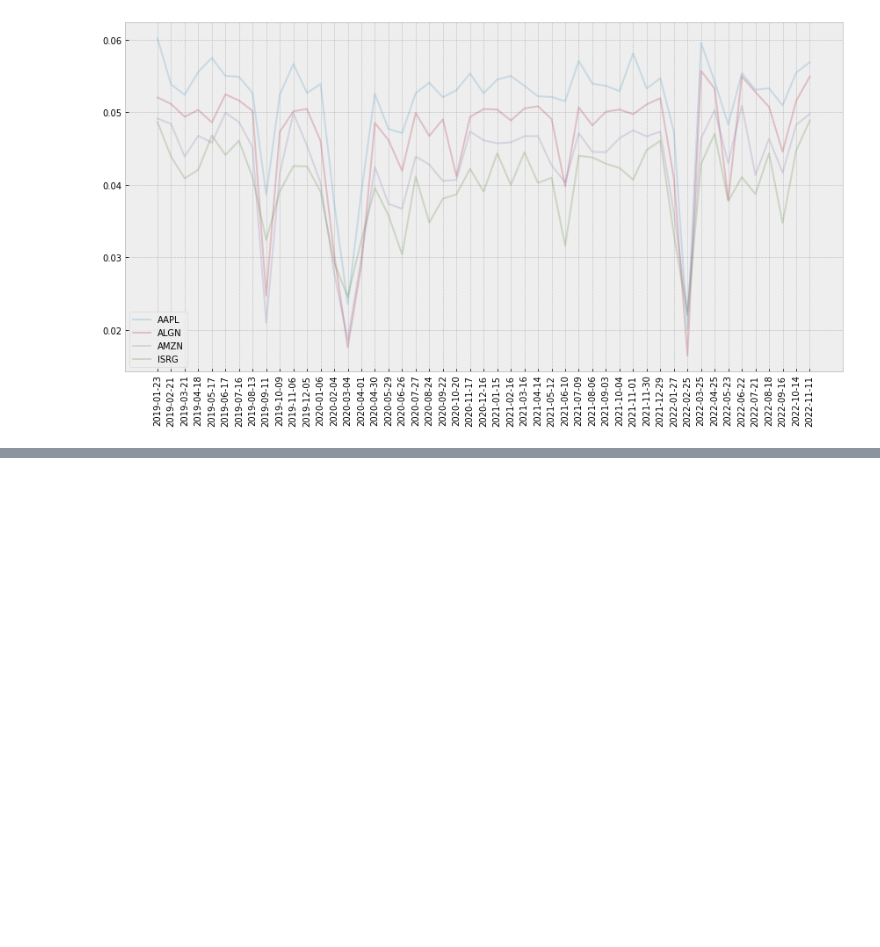
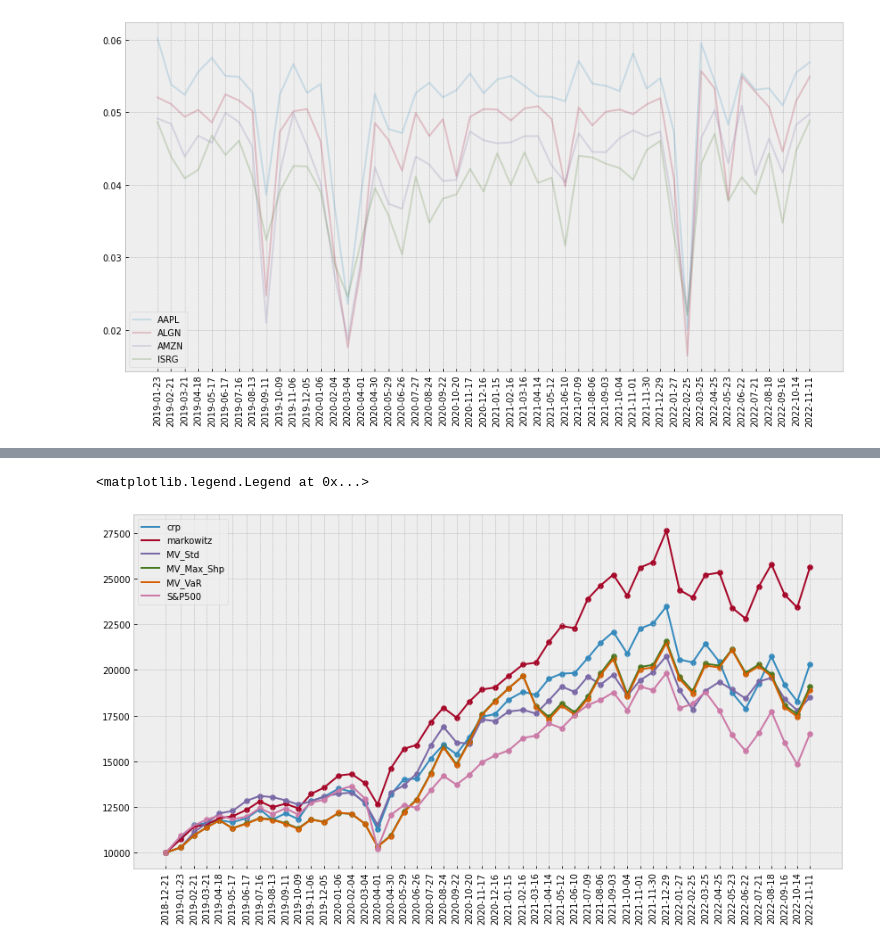
Before and after one commit to ChoiInYeol/Finance-Data-Analysis-Project, a Jupyter notebook: 5. More_Learning.ipynb, the cells around one changed output, grey strips where cells are left out. Drawn from its saved outputs; the diff is of its cells as text; code cells hidden in the pictures; blank space fills up the shorter version.

```diff
--- a/5. More_Learning.ipynb
+++ b/5. More_Learning.ipynb
@@ -402,7 +402,7 @@ N_STOCKS = xf_test.shape[2]
 
 # 저장된 Markowitz 모델을 가져온다.
 SAVE_MODEL = '/content/Markowitz_network_prophet_CV.h5'
-model = load_model(SAVE_MODEL, compile = True)
+model = load_model(SAVE_MODEL, compile = True, custom_objects={'markowitz_objective': markowitz_objective})
 model.summary()
 
 # 백 테스트를 수행한다.
@@ -468,8 +468,6 @@ for i in range(0, xc_test.shape[0], N_FUTURE):
     x, y = shuffle(x, y)
 
     # 추가 학습한다.
-    x *= 20.0
-    y *= 20.0
     model.fit(x, y, epochs=50, batch_size=10, verbose=0)
 
     # 추가로 발생한 데이터도 이후에 sampling될 수 있도록 보관해 둔다.
@@ -482,8 +480,4 @@ idx = np.arange(0, xc_test.shape[0] + 20, N_FUTURE)
 # 벤치마크를 위한 S&P500 정의
 us500 = fdr.DataReader('US500', '2002-01-01', '2022-12-01')\
     ['Adj Close'][-993:][idx]
-us500_value = us500 / us500[0] * 10000
-
-# Markowitz 성과와 CRP 성과를 데이터 프레임에 기록해 둔다.
-perf_df = pd.DataFrame({'crp':crp_value, 'markowitz':prt_value, 'MV_Std':mvstd_value, 'MV_Max_Shp':mvshp_value, 'MV_VaR':mvVaR_value,'S&P500':us500_value}, index=test[-993:].index[idx])
 # %% [output]
@@ -490,0 +500,3 @@ ValueError: ignored
+# %%
+us500 = fdr.DataReader('US500', '2002-01-01', '2022-12-01')\
+    ['Adj Close'][-993:][idx]
@@ -490,0 +524,18 @@ ValueError: ignored
+# %%
+# Markowitz 성과와 CRP 성과를 데이터 프레임에 기록해 둔다.
+perf_df = pd.DataFrame({'crp':crp_value, 'markowitz':prt_value, 'MV_Std':mvstd_value, 'MV_Max_Shp':mvshp_value, 'MV_VaR':mvVaR_value,'S&P500':us500_value})
+# %%
+plt.figure(figsize=(12, 6))
+plt.plot(perf_df)
+plt.tight_layout()
+plt.scatter(perf_df.index, perf_df['crp'])
+plt.scatter(perf_df.index, perf_df['markowitz'])
+plt.scatter(perf_df.index, perf_df['MV_Std'])
+plt.scatter(perf_df.index, perf_df['MV_Max_Shp'])
+plt.scatter(perf_df.index, perf_df['MV_VaR'])
+plt.scatter(perf_df.index, perf_df['S&P500'])
+plt.xticks(perf_df.index, rotation=90)
+plt.legend(perf_df)
+# %% [output]
+<matplotlib.legend.Legend at 0x...>
+[figure, added]
```
Also changed, not shown: parts of 2 cells of this notebook.
